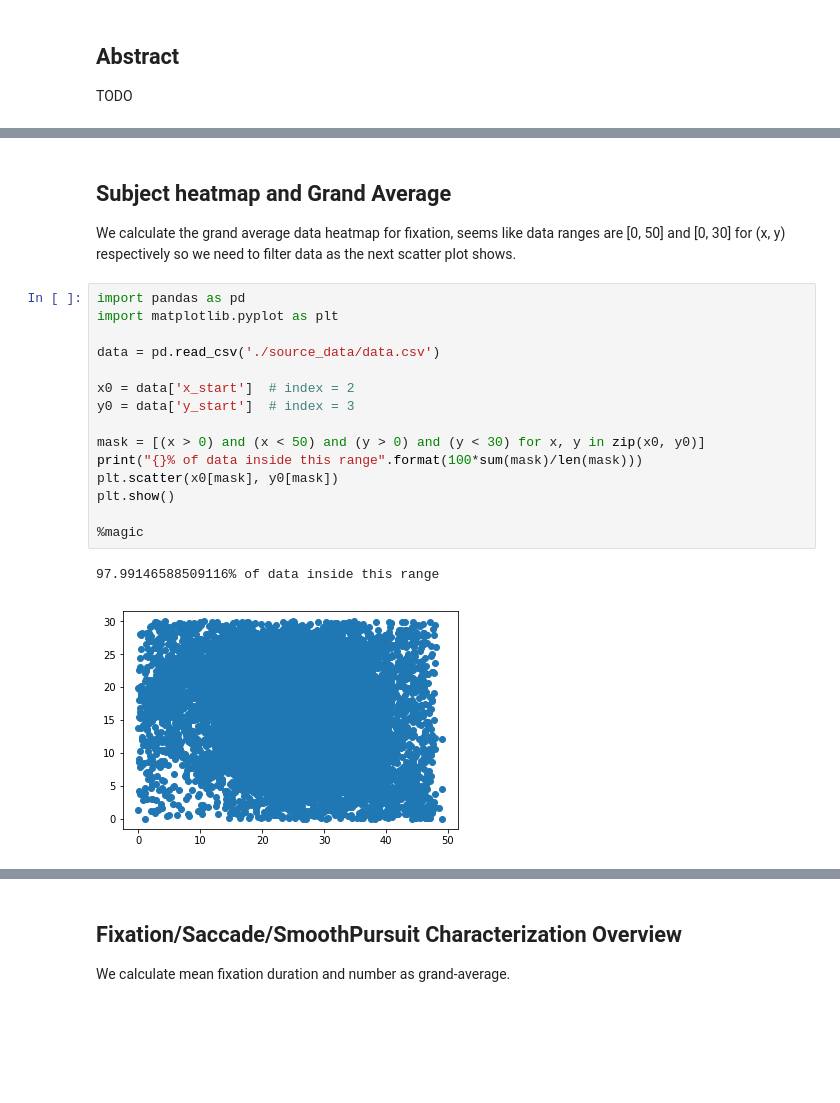
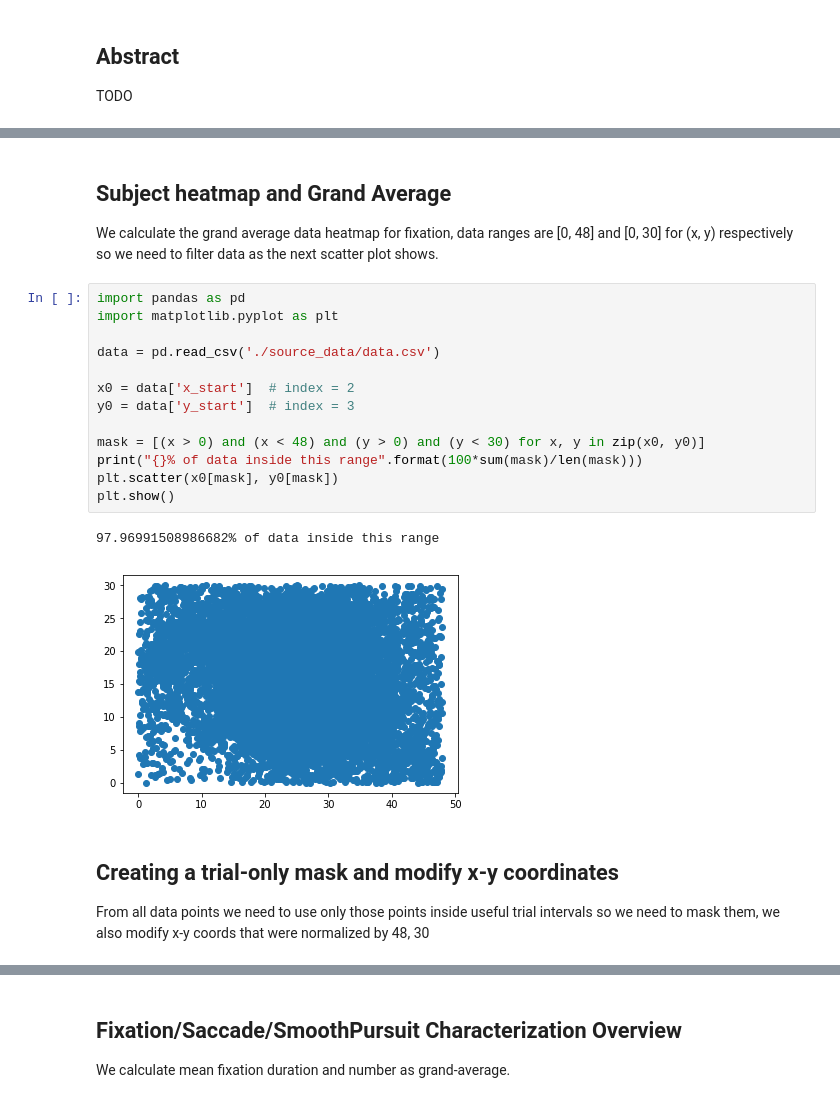
Before and after one commit to harrisonford/accelerometer-data, a Jupyter notebook: Report.ipynb, the cells around one changed output, grey strips where cells are left out. Cells and saved outputs as stored; diff of their text form; blank space fills up the shorter version.

```diff
--- a/Report.ipynb
+++ b/Report.ipynb
@@ -11,23 +11,25 @@ This is the video, subjects saw the video and imitated movements **simultaneousl
 # %% [markdown]
 ## Subject heatmap and Grand Average
 
-We calculate the grand average data heatmap for fixation, seems like data ranges are [0, 50] and [0, 30] for
+We calculate the grand average data heatmap for fixation, data ranges are [0, 48] and [0, 30] for
 (x, y) respectively so we need to filter data as the next scatter plot shows.
 # %%
 import pandas as pd
 import matplotlib.pyplot as plt
 
 data = pd.read_csv('./source_data/data.csv')
 
 x0 = data['x_start']  # index = 2
 y0 = data['y_start']  # index = 3
 
-mask = [(x > 0) and (x < 50) and (y > 0) and (y < 30) for x, y in zip(x0, y0)]
+mask = [(x > 0) and (x < 48) and (y > 0) and (y < 30) for x, y in zip(x0, y0)]
 print("{}% of data inside this range".format(100*sum(mask)/len(mask)))
 plt.scatter(x0[mask], y0[mask])
 plt.show()
-
-%magic
 # %% [output]
-97.99146588509116% of data inside this range
+97.96991508986682% of data inside this range
-[figure, old version]
+[figure, new version]
+# %% [markdown]
+## Creating a trial-only mask and modify x-y coordinates
+From all data points we need to use only those points inside useful trial intervals so we need to mask them, we also
+modify x-y coords that were normalized by 48, 30
```
Also changed, not shown: parts of 3 cells of this notebook, 2 other files.
